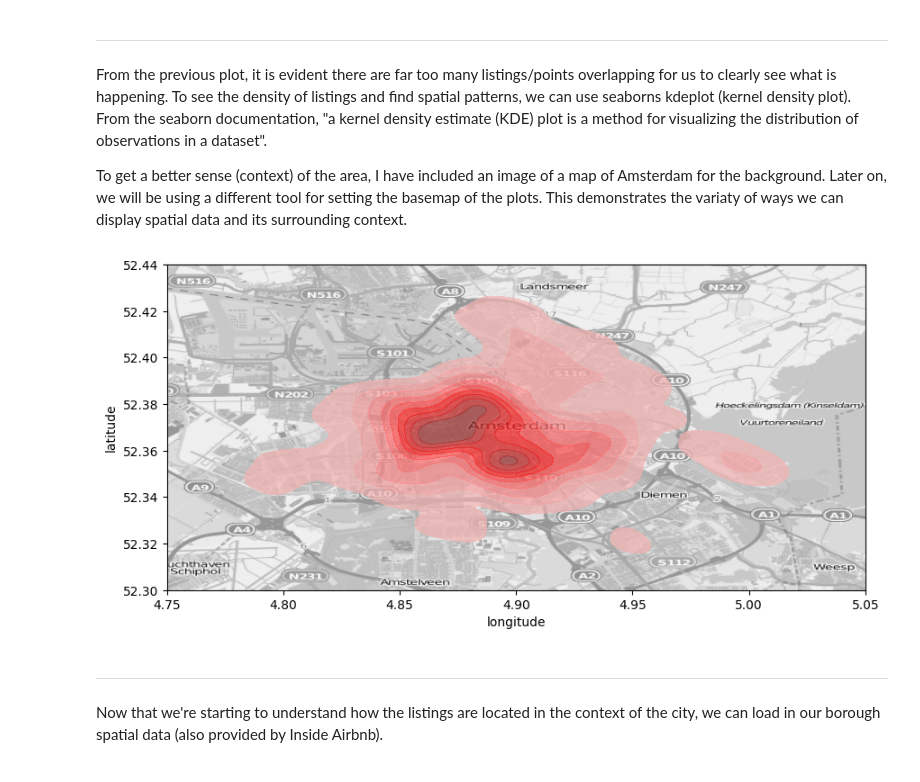
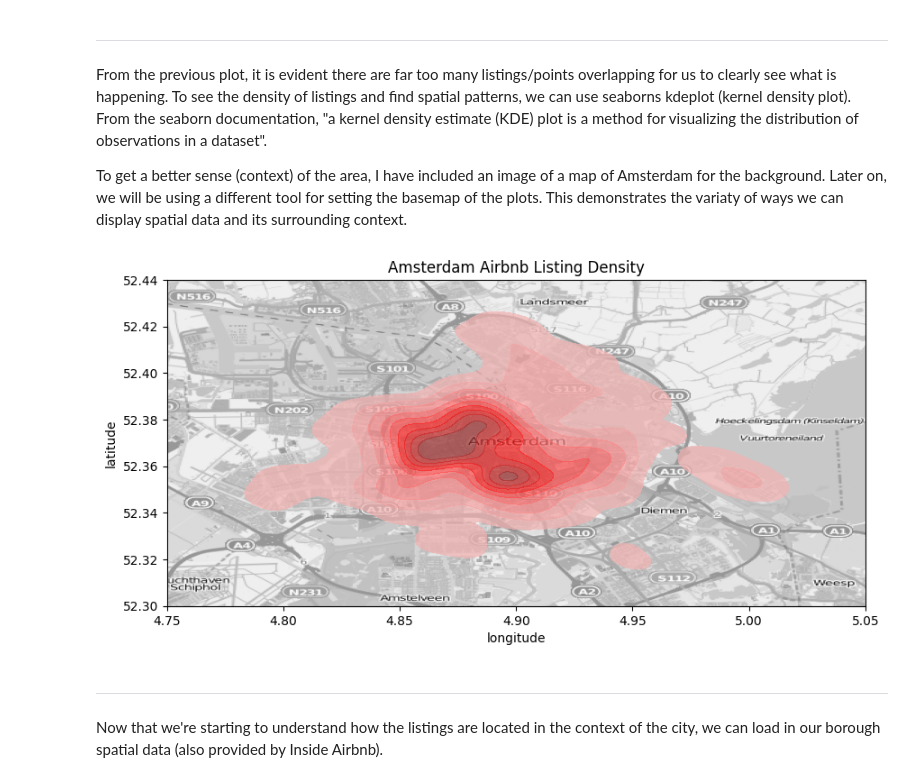
Before and after one commit to JuanesLamilla/explore_ams_airbnb, a Jupyter notebook: analysis.ipynb, the cells around one changed output. Saved outputs shown, nothing was run; the diff lists cells and outputs as text; code cells hidden in the pictures.

Commit message:
Add title to listing density map

```diff
--- a/analysis.ipynb
+++ b/analysis.ipynb
@@ -126,20 +126,20 @@ To get a better sense (context) of the area, I have included an image of a map o
 # %%
 plt.figure(figsize=(10,8))
 
 map_img = plt.imread("data/amsterdam.png") # Load image of Amsterdam
 
 # Scale the image based on its lat/long to align it to the data
 plt.imshow(map_img,zorder=0,extent=[4.699, 5.125, 52.247, 52.496])
 
 # Create the kernel density estimate plot
 sns.kdeplot(
     data=listings_df, x="longitude", y="latitude", fill=True, alpha=0.7, color="red"
 )
-
+plt.title("Amsterdam Airbnb Listing Density")
 plt.axis([4.75, 5.05, 52.30, 52.44])
 plt.show()
 # %% [output]
-[figure, old version]
+[figure, new version]
 # %% [markdown]
 ___
 Now that we're starting to understand how the listings are located in the context of the city, we can load in our borough spatial data (also provided by Inside Airbnb).
```
Also changed, not shown: parts of 2 cells of this notebook.
